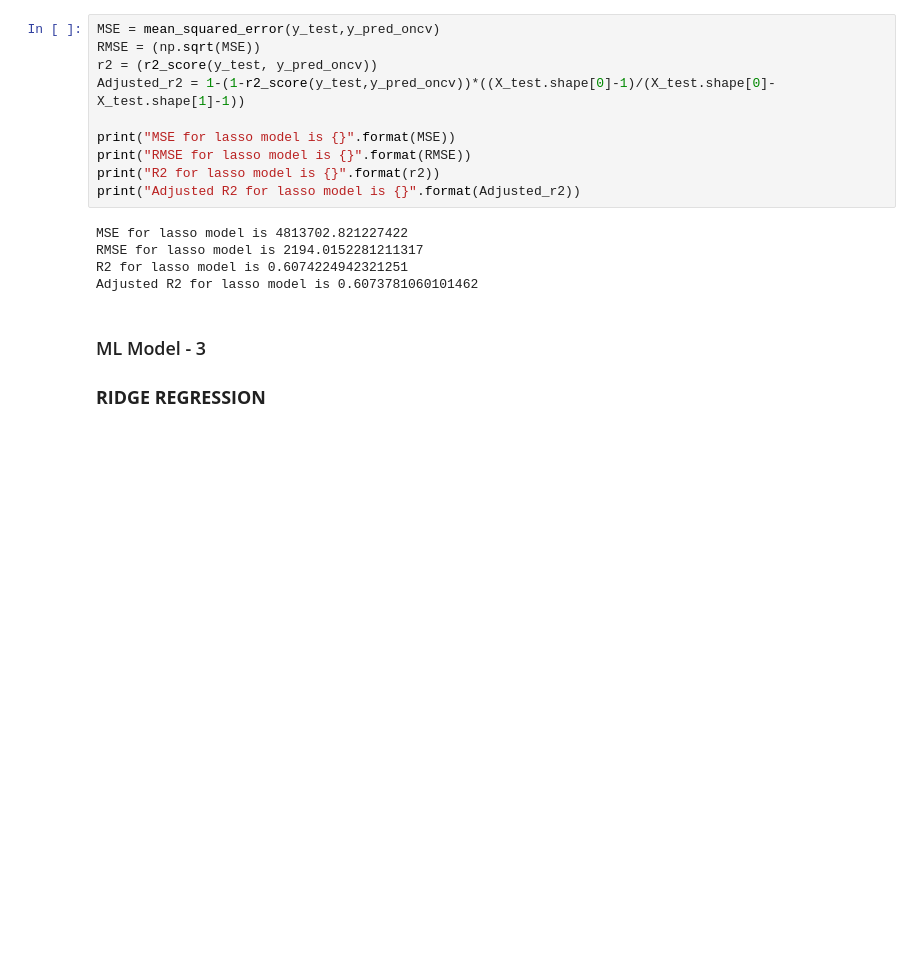
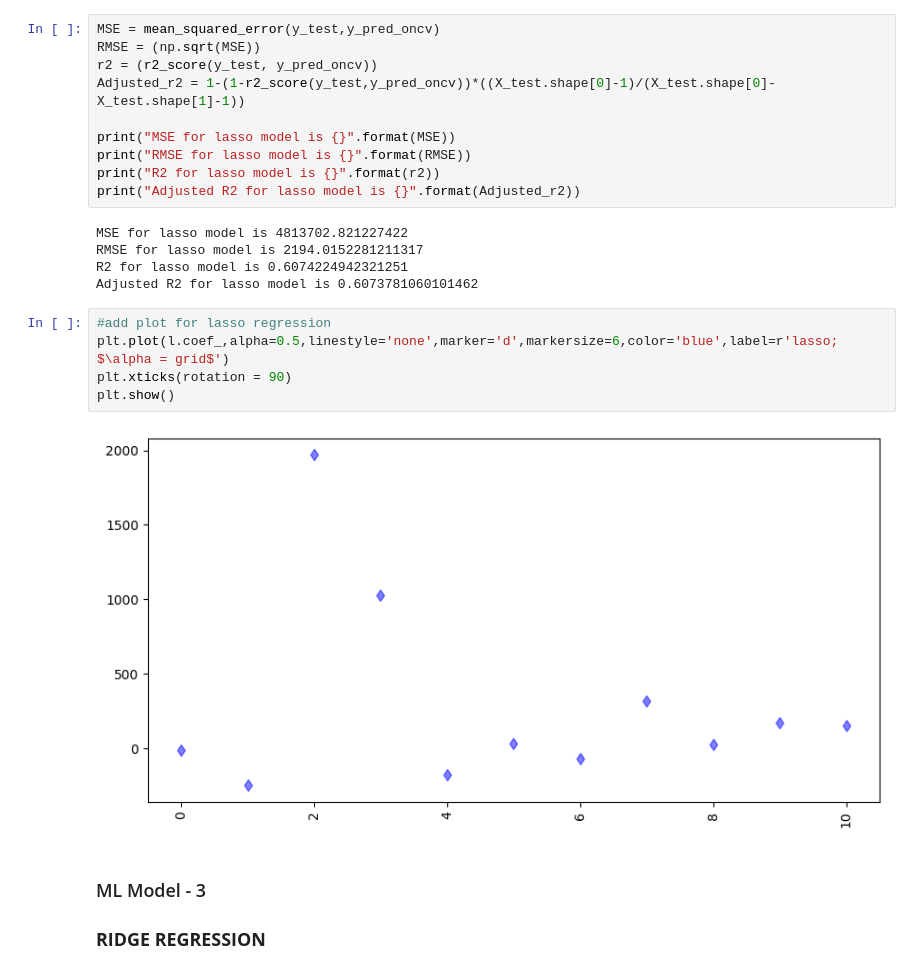
Before and after one commit to Adeeba27/CP---2-Retail-Sales-Prediction, a Jupyter notebook: CP_2_|_Retail_Sales_Prediction.ipynb, the cells around one changed output. Cells and saved outputs as stored; diff of their text form; blank space fills up the shorter version.

```diff
--- a/CP_2_|_Retail_Sales_Prediction.ipynb
+++ b/CP_2_|_Retail_Sales_Prediction.ipynb
@@ -1149,6 +1158,13 @@ MSE for lasso model is 4813702.821227422
 RMSE for lasso model is 2194.0152281211317
 R2 for lasso model is 0.6074224942321251
 Adjusted R2 for lasso model is 0.6073781060101462
+# %%
+#add plot for lasso regression
+plt.plot(l.coef_,alpha=0.5,linestyle='none',marker='d',markersize=6,color='blue',label=r'lasso; $\alpha = grid$')
+plt.xticks(rotation = 90)
+plt.show()
+# %% [output]
+[figure, added]
 # %% [markdown]
 ### ML Model - 3
 ### **RIDGE REGRESSION**
```
Also changed, not shown: parts of 38 cells of this notebook.
